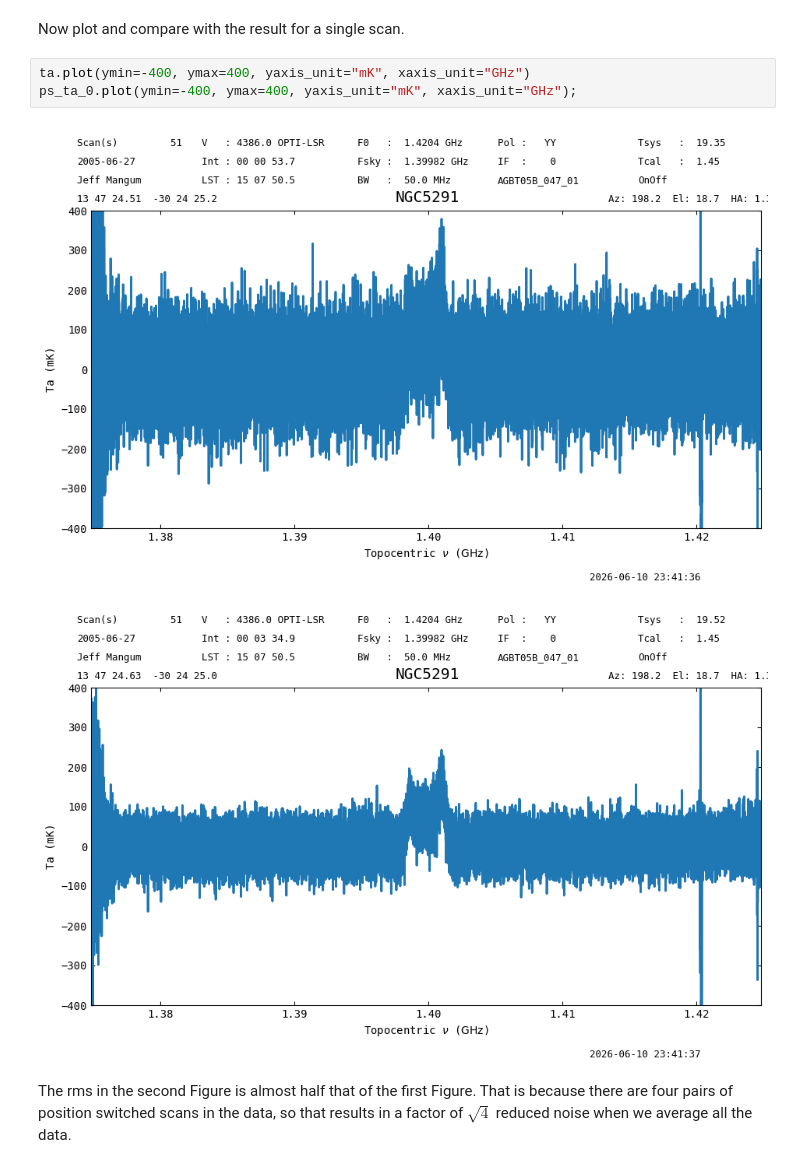
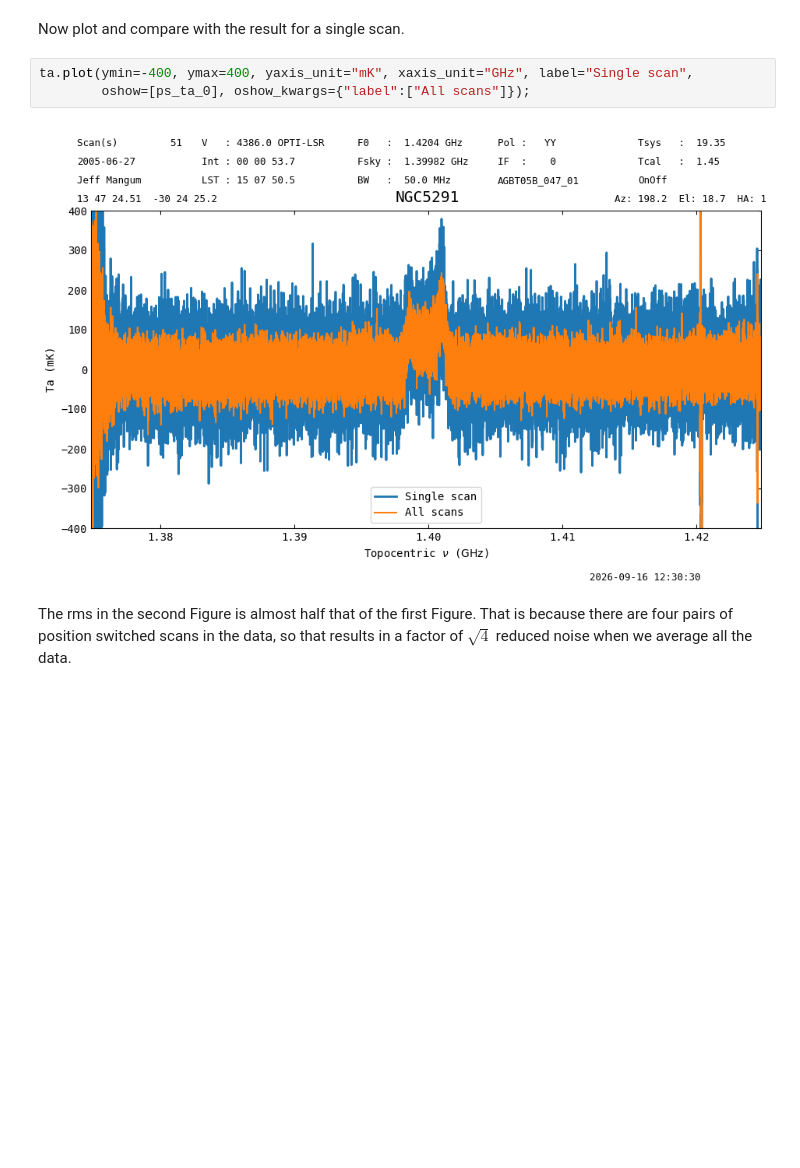
Before and after one commit to GreenBankObservatory/dysh, a Jupyter notebook: notebooks/examples/positionswitch.ipynb, the cells around one changed output. Cells and saved outputs as stored; diff of their text form; blank space fills up the shorter version.

```diff
--- a/notebooks/examples/positionswitch.ipynb
+++ b/notebooks/examples/positionswitch.ipynb
@@ -214,11 +214,10 @@ ps_ta_0.baseline(model="poly", degree=2, exclude=[3800*kms,5000*kms], remove=Tru
 # %% [markdown]
 Now plot and compare with the result for a single scan.
 # %%
-ta.plot(ymin=-400, ymax=400, yaxis_unit="mK", xaxis_unit="GHz")
-ps_ta_0.plot(ymin=-400, ymax=400, yaxis_unit="mK", xaxis_unit="GHz");
+ta.plot(ymin=-400, ymax=400, yaxis_unit="mK", xaxis_unit="GHz", label="Single scan",
+        oshow=[ps_ta_0], oshow_kwargs={"label":["All scans"]});
 # %% [output]
-[figure, old version]
+[figure, new version]
-[figure, removed]
 # %% [markdown]
 The rms in the second Figure is almost half that of the first Figure. That is because there are four pairs of position switched scans in the data, so that results in a factor of $\sqrt{4}$ reduced noise when we average all the data.
 # %% [markdown]
```
Also changed, not shown: parts of 19 cells of this notebook, 7 other files.
